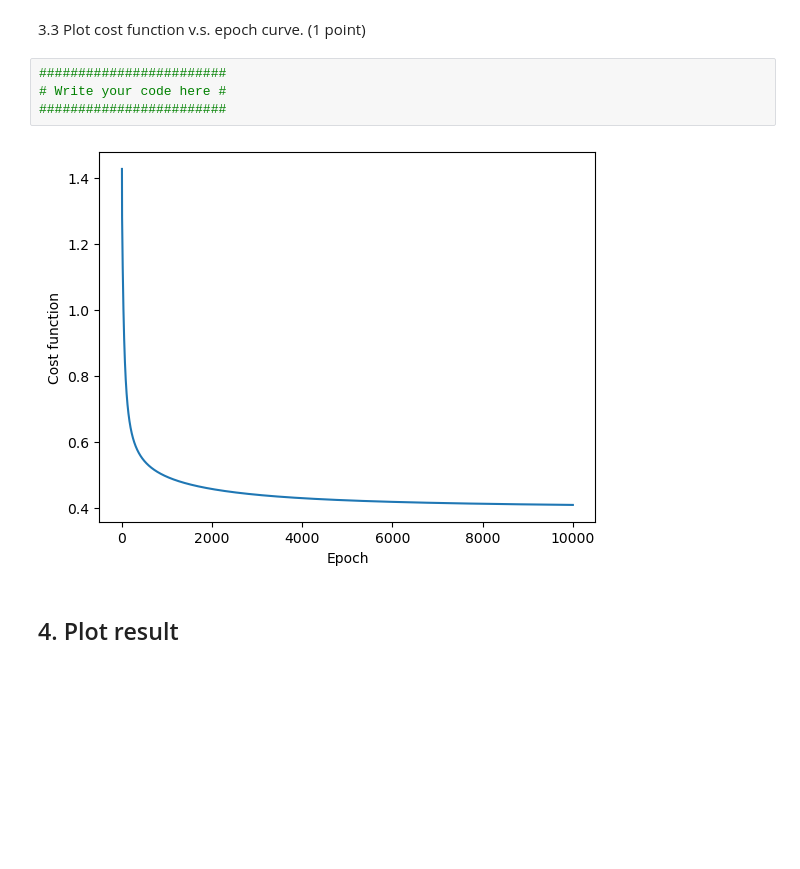
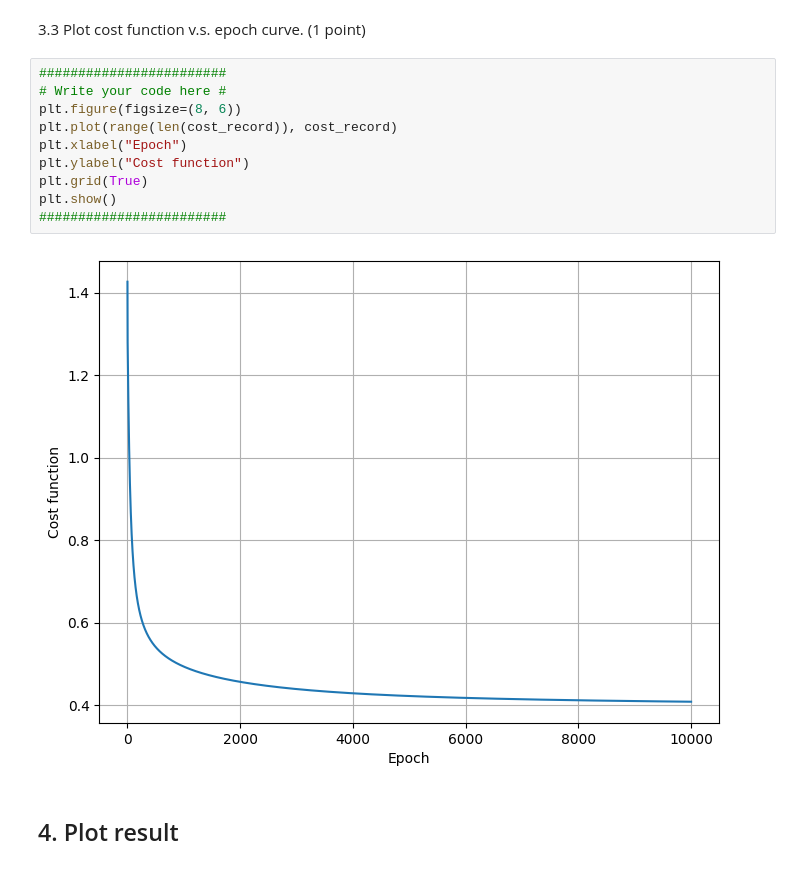
Before and after one commit to kevincai14/CUHKSZ-DDA3020, a Jupyter notebook: Assignment 01/code/HW1_Yuquan Cai_Q1.ipynb.ipynb, the cells around one changed output. Drawn from its saved outputs; the diff is of its cells as text; blank space fills up the shorter version.

```diff
--- a/Assignment 01/code/HW1_Yuquan Cai_Q1.ipynb.ipynb
+++ b/Assignment 01/code/HW1_Yuquan Cai_Q1.ipynb.ipynb
@@ -265,9 +263,15 @@ w = gradient_descent(X, y, lr, epoch)
 # %%
 ########################
 # Write your code here #
+plt.figure(figsize=(8, 6))
+plt.plot(range(len(cost_record)), cost_record)
+plt.xlabel("Epoch")
+plt.ylabel("Cost function")
+plt.grid(True)
+plt.show()
 ########################
 # %% [output]
-[figure, old version]
+[figure, new version]
 # %% [markdown]
 ## 4. Plot result
 # %% [markdown]
```
Also changed, not shown: parts of 3 cells of this notebook.
